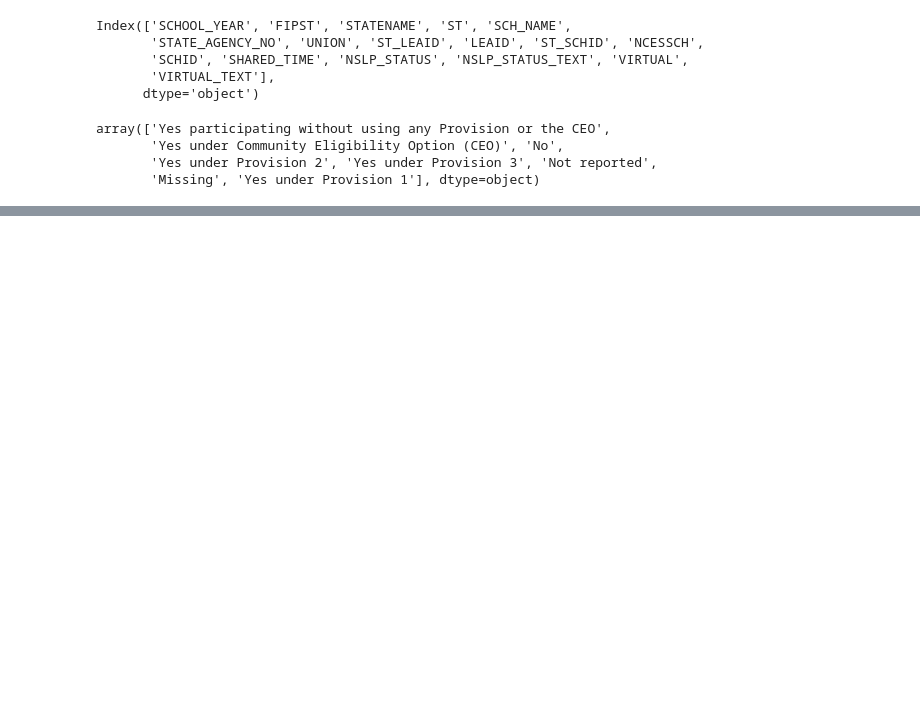
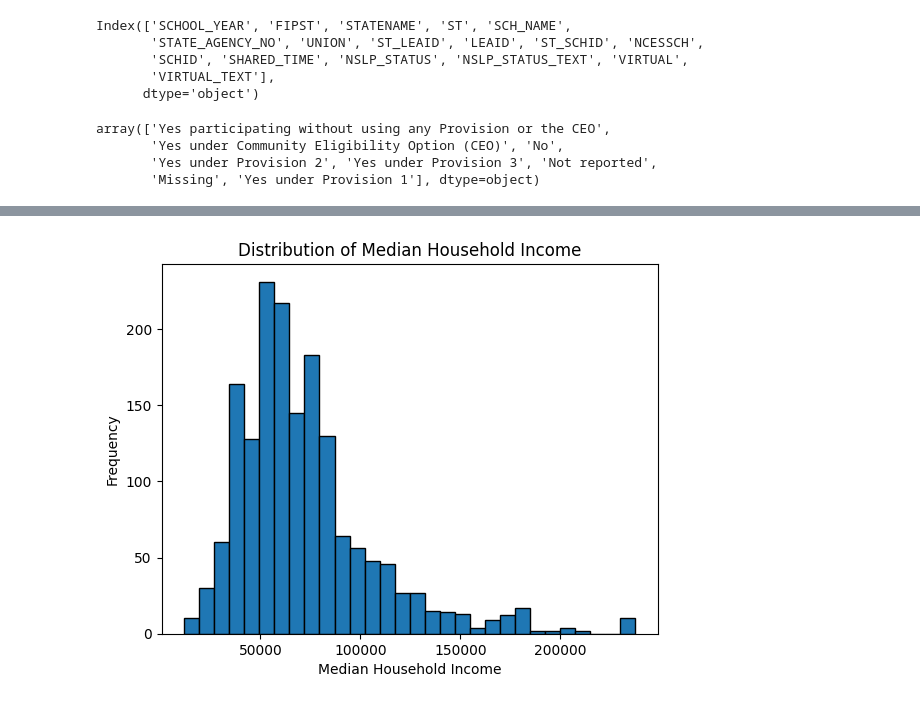
Before and after one commit to baolong281/sds-project, a Jupyter notebook: data/data.ipynb, the cells around one changed output, grey strips where cells are left out. Cells and saved outputs as stored; diff of their text form; code cells hidden in the pictures; blank space fills up the shorter version.

```diff
--- a/data/data.ipynb
+++ b/data/data.ipynb
@@ -176,0 +131,27 @@ array(['Yes participating without using any Provision or the CEO',
+# %%
+locale = pd.read_csv("./locale.csv", encoding='latin-1')
+locale = locale[locale["LSTATE05"] == 'TX']
+locale["ST_SCHID"] = (
+    locale["LSTATE05"] + "-" +
+    locale["LEAID"].astype(str).str.zfill(6) + "-" +
+    locale["NCESSCH"].astype(str).str.zfill(9)  # or 9 depending on your convention
+)
+
+locale_map = {
+    11: 'Urban', 12: 'Urban', 13: 'Urban',
+    21: 'Suburban', 22: 'Suburban', 23: 'Suburban',
+    31: 'Rural', 32: 'Rural', 33: 'Rural',
+    41: 'Rural', 42: 'Rural', 43: 'Rural'
+}
+
+for k, v in locale_map.items():
+    locale_map[int(k)] = v
+
+locale['ULOCALE'] = pd.to_numeric(locale['ULOCALE'], errors='coerce').astype("Int64")
+locale['URBANICITY'] = locale['ULOCALE'].apply(lambda x: locale_map.get(x))
+
+locale["CAMPUS"] = locale["SCHNAM05"]
+locale = locale[["CAMPUS", "URBANICITY", "LATCOD", "LONCOD"]]
+
+locale = locale.rename(columns={"LATCOD": "LAT", "LONCOD": "LONG"})
+locale.head()
@@ -177,2 +167,7 @@ array(['Yes participating without using any Provision or the CEO',
 # %%
-df = df.merge(lunch, how='left', on='ID')
+df = df.merge(lunch_df, how='left', on='ST_SCHID')
+df = df.merge(ethnicity, how='left', on='ST_SCHID')
+df = df.merge(staff, how='left', on='ST_SCHID')
+df = df.merge(locale, how = 'left', on="CAMPUS")
+df.columns = df.columns.str.replace(r"\s+", "_", regex=True).str.upper()
+df.head()
@@ -178,0 +381,2 @@ df = df.merge(lunch, how='left', on='ID')
+# %%
+df_analysis = df_analysis.rename(columns={"median_household_income": "MEDIAN_HOUSEHOLD_INCOME_AREA"})
@@ -178,0 +385,10 @@ df = df.merge(lunch, how='left', on='ID')
+# %%
+import matplotlib.pyplot as plt
+
+plt.hist(df_analysis["MEDIAN_HOUSEHOLD_INCOME_AREA"].dropna(), bins=30, edgecolor="black")
+plt.xlabel("Median Household Income")
+plt.ylabel("Frequency")
+plt.title("Distribution of Median Household Income")
+plt.show()
+# %% [output]
+[figure, added]
```
Also changed, not shown: parts of 22 cells of this notebook.
